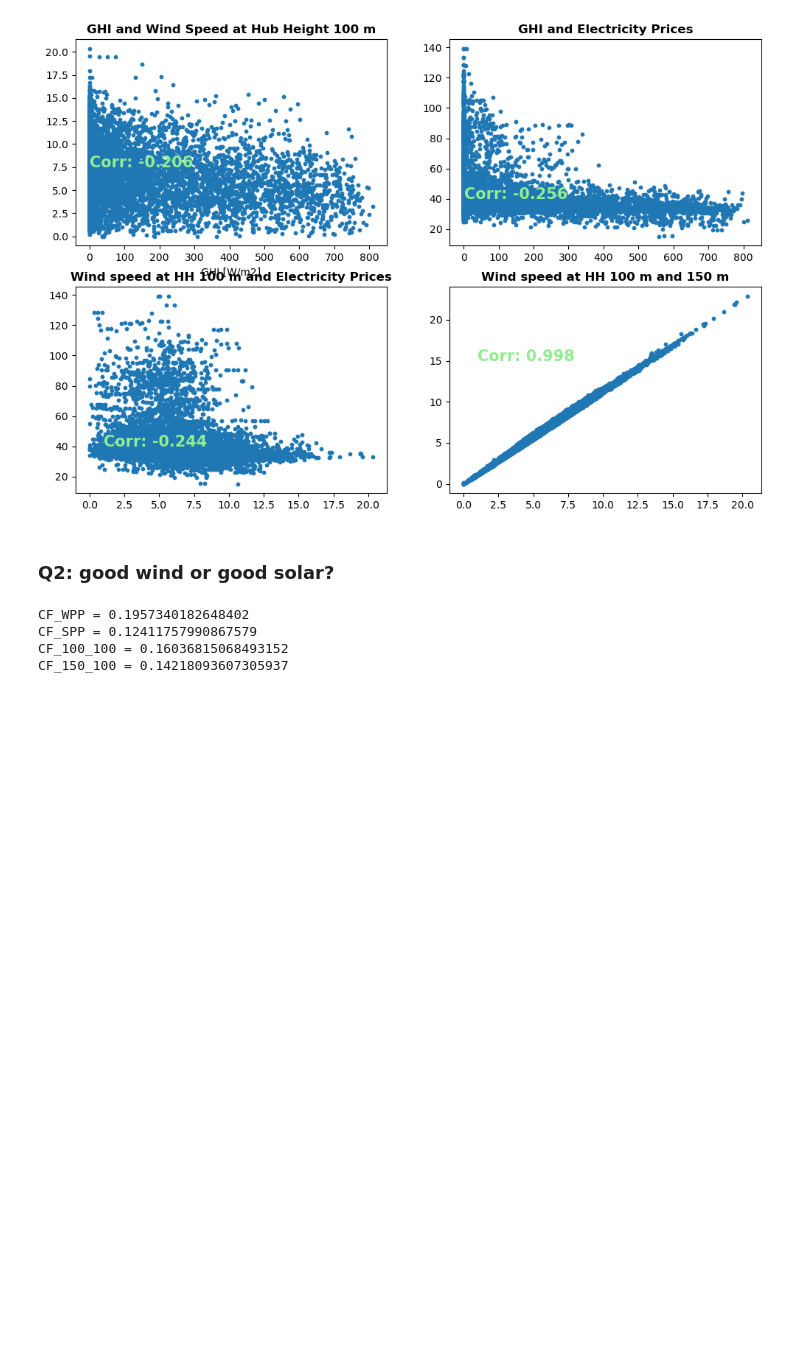
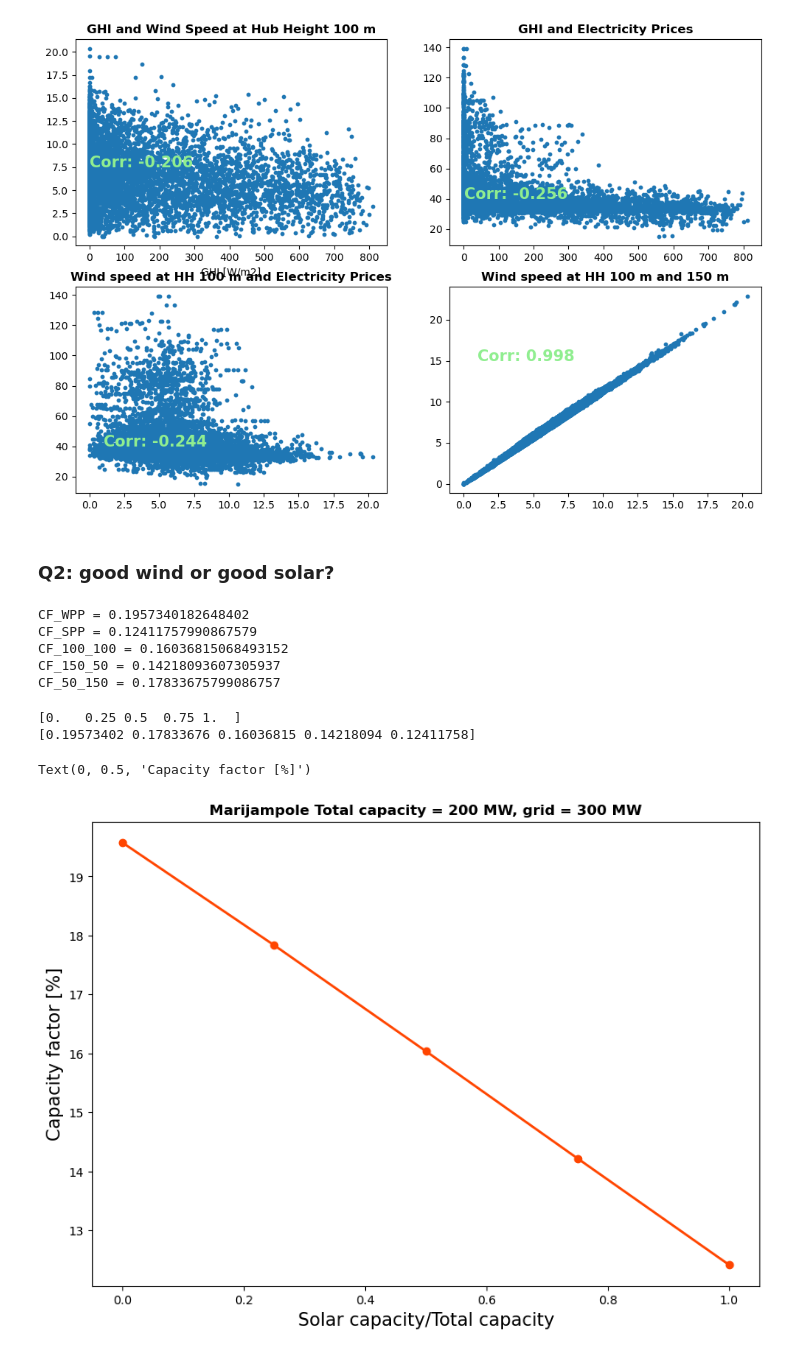
Before and after one commit to Katrine-Hagenau/Hydesign, a Jupyter notebook: docs/notebooks/Graphs_part1.ipynb, the cells around one changed output. Cells and saved outputs as stored; diff of their text form; code cells hidden in the pictures; blank space fills up the shorter version.

```diff
--- a/docs/notebooks/Graphs_part1.ipynb
+++ b/docs/notebooks/Graphs_part1.ipynb
@@ -156,18 +156,35 @@ CF_100_100 = AEP_100_100/(installed_cap*24*365)
 print(f"CF_100_100 = {CF_100_100}")
 
 # capacity factor for 150 MW solar 50 MW wind, 300 MW grid
-AEP_150_100 = 249.101*1000 # MWh
-ratio_100_100 = 150/200 # solar cap / total cap
-CF_150_100 = AEP_150_100/(installed_cap*24*365)
-print(f"CF_150_100 = {CF_150_100}")
+AEP_150_50 = 249.101*1000 # MWh
+ratio_150_50 = 150/200 # solar cap / total cap
+CF_150_50 = AEP_150_50/(installed_cap*24*365)
+print(f"CF_150_50 = {CF_150_50}")
 
 # capacity factor for 50 MW solar 150 MW wind, 300 MW grid
-AEP_100_100 = 312.446*1000 # MWh
-ratio_100_100 = 1/200 # solar cap / total cap
-CF_100_100 = AEP_100_100/(installed_cap*24*365)
-print(f"CF_100_100 = {CF_100_100}")
+AEP_50_150 = 312.446*1000 # MWh
+ratio_50_150 = 50/200 # solar cap / total cap
+CF_50_150 = AEP_50_150/(installed_cap*24*365)
+print(f"CF_50_150 = {CF_50_150}")
 # %% [output]
 CF_WPP = 0.1957340182648402
 CF_SPP = 0.12411757990867579
 CF_100_100 = 0.16036815068493152
-CF_150_100 = 0.14218093607305937
+CF_150_50 = 0.14218093607305937
+CF_50_150 = 0.17833675799086757
+# %%
+# Capacity factor graph
+ratio_solar_total = np.array([0.00, 0.25, 0.50, 0.75, 1.00])
+print(ratio_solar_total)
+CF = np.array([CF_WPP, CF_50_150, CF_100_100, CF_150_50, CF_SPP])
+print(CF)
+plt.figure(figsize=(10,7))
+plt.plot(ratio_solar_total, CF * 100, color = "orangered", marker = "o", lw = 2)
+plt.title("Marijampole Total capacity = 200 MW, grid = 300 MW", fontweight = "bold")
+plt.xlabel("Solar capacity/Total capacity", fontsize = 15)
+plt.ylabel("Capacity factor [%]", fontsize = 15)
+# %% [output]
+[0.   0.25 0.5  0.75 1.  ]
+[0.19573402 0.17833676 0.16036815 0.14218094 0.12411758]
+Text(0, 0.5, 'Capacity factor [%]')
+[figure, added]
```
Also changed, not shown: 2 other files.
